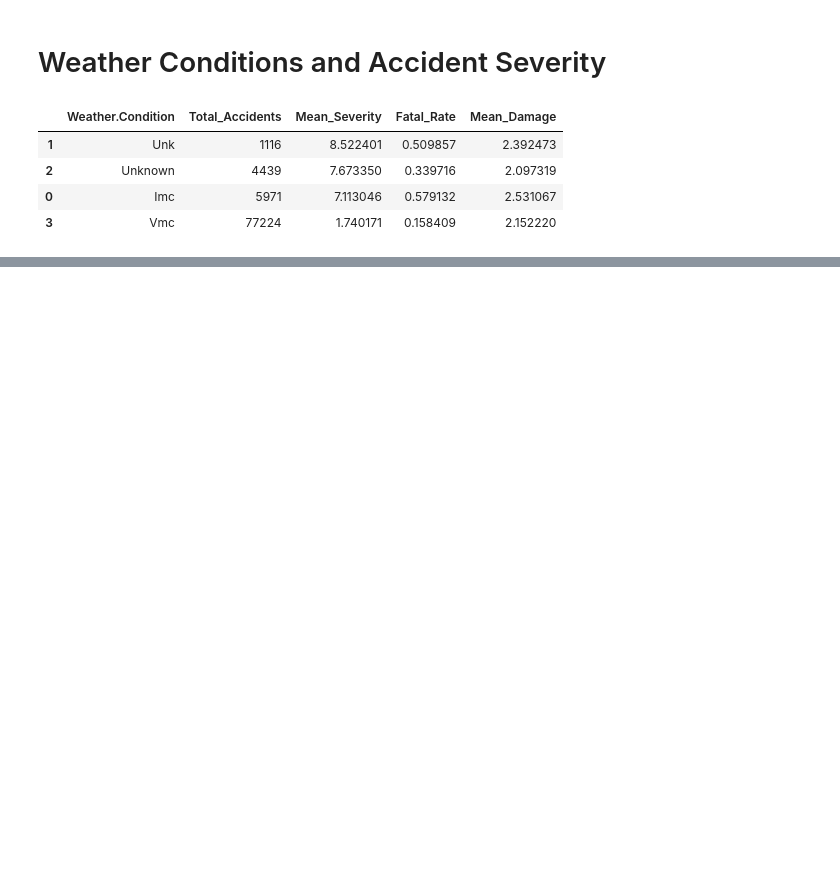
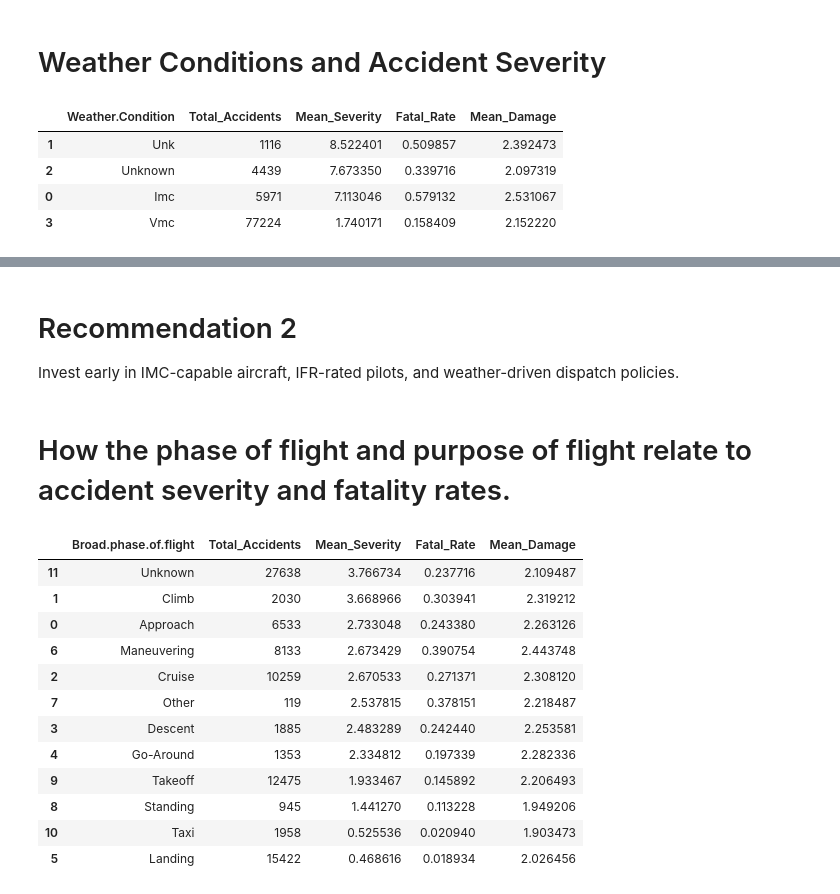
Before and after one commit to raphaelndemo/Aviation-analysis, a Jupyter notebook: index.ipynb, the cells around one changed output, grey strips where cells are left out. Saved outputs shown, nothing was run; the diff lists cells and outputs as text; code cells hidden in the pictures; blank space fills up the shorter version.

```diff
--- a/index.ipynb
+++ b/index.ipynb
@@ -350,0 +355,34 @@ weather_summary.to_csv("factor_Weather_Condition.csv", index=False)
+# %% [markdown]
+# Recommendation 2
+Invest early in IMC-capable aircraft, IFR-rated pilots, and weather-driven dispatch policies.
+# %% [markdown]
+# How the phase of flight and purpose of flight relate to accident severity and fatality rates.
+# %%
+# Accident severity by phase of flight
+phase_summary = (
+    df.groupby('Broad.phase.of.flight')
+      .agg(
+          Total_Accidents=('Event.Id', 'count'),
+          Mean_Severity=('Severity_Index', 'mean'),
+          Fatal_Rate=('Any_Fatal', 'mean'),
+          Mean_Damage=('Damage_Score', 'mean')
+      )
+      .reset_index()
+      .sort_values('Mean_Severity', ascending=False)
+)
+
+phase_summary
+# %% [output]
+|  | Broad.phase.of.flight | Total_Accidents | Mean_Severity | Fatal_Rate | Mean_Damage |
+| 11 | Unknown | 27638 | 3.766734 | 0.237716 | 2.109487 |
+| 1 | Climb | 2030 | 3.668966 | 0.303941 | 2.319212 |
+| 0 | Approach | 6533 | 2.733048 | 0.243380 | 2.263126 |
+| 6 | Maneuvering | 8133 | 2.673429 | 0.390754 | 2.443748 |
+| 2 | Cruise | 10259 | 2.670533 | 0.271371 | 2.308120 |
+| 7 | Other | 119 | 2.537815 | 0.378151 | 2.218487 |
+| 3 | Descent | 1885 | 2.483289 | 0.242440 | 2.253581 |
+| 4 | Go-Around | 1353 | 2.334812 | 0.197339 | 2.282336 |
+| 9 | Takeoff | 12475 | 1.933467 | 0.145892 | 2.206493 |
+| 8 | Standing | 945 | 1.441270 | 0.113228 | 1.949206 |
+| 10 | Taxi | 1958 | 0.525536 | 0.020940 | 1.903473 |
+| 5 | Landing | 15422 | 0.468616 | 0.018934 | 2.026456 |
```
Also changed, not shown: parts of 4 cells of this notebook, 2 other files.
